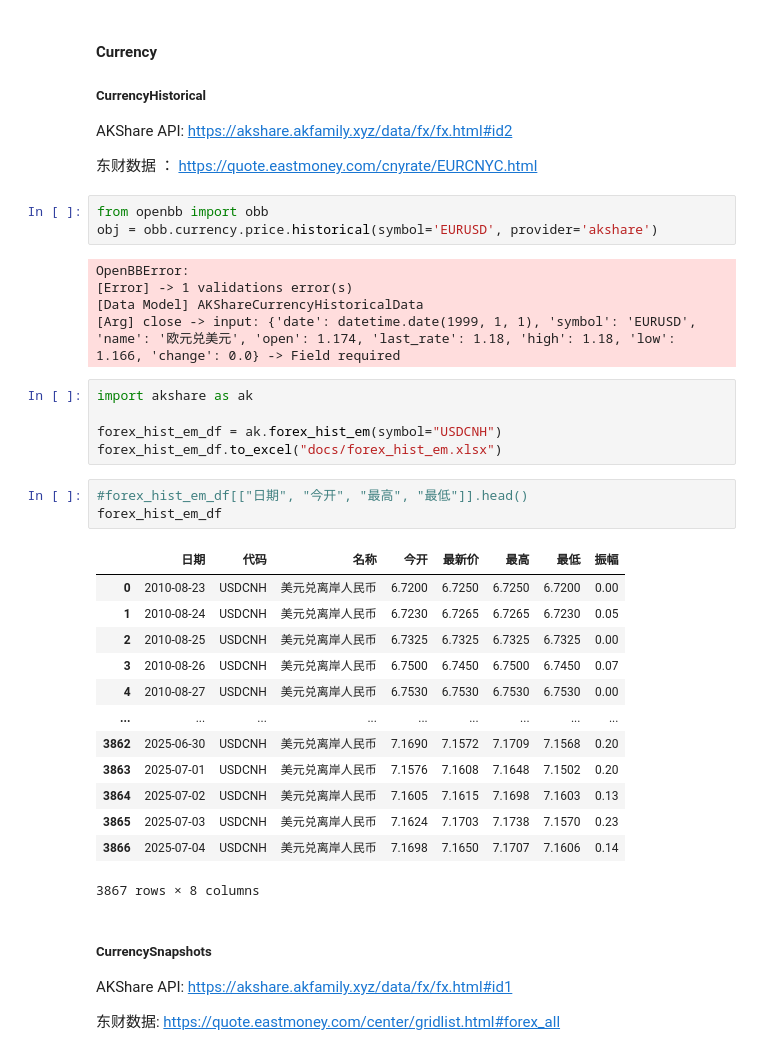
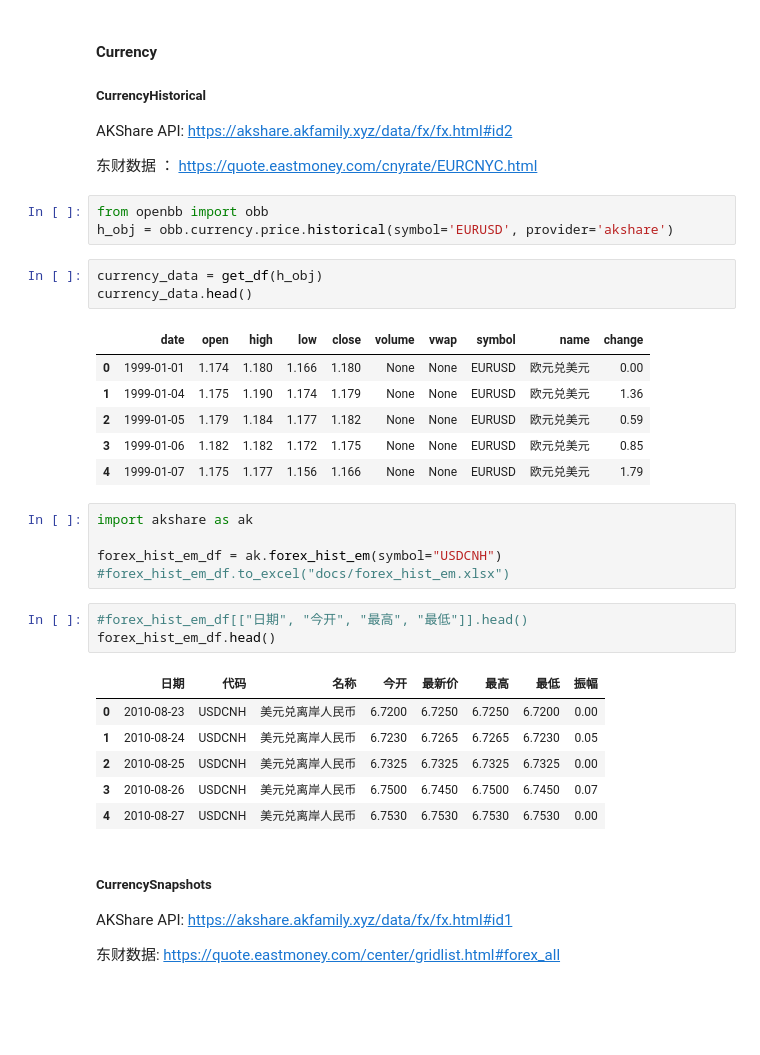
Before and after one commit to shugaoye/openbb_akshare, a Jupyter notebook: akshare_test.ipynb, the cells around one changed output. Saved outputs shown, nothing was run; the diff lists cells and outputs as text; blank space fills up the shorter version.

```diff
--- a/akshare_test.ipynb
+++ b/akshare_test.ipynb
@@ -11,34 +17,32 @@ AKShare API: https://akshare.akfamily.xyz/data/fx/fx.html#id2
 东财数据 ： https://quote.eastmoney.com/cnyrate/EURCNYC.html
 # %%
 from openbb import obb
-obj = obb.currency.price.historical(symbol='EURUSD', provider='akshare')
+h_obj = obb.currency.price.historical(symbol='EURUSD', provider='akshare')
-# %% [output]
-OpenBBError:
-[Error] -> 1 validations error(s)
-[Data Model] AKShareCurrencyHistoricalData
-[Arg] close -> input: {'date': datetime.date(1999, 1, 1), 'symbol': 'EURUSD', 'name': '欧元兑美元', 'open': 1.174, 'last_rate': 1.18, 'high': 1.18, 'low': 1.166, 'change': 0.0} -> Field required
+# %%
+currency_data = get_df(h_obj)
+currency_data.head()
+# %% [output]
+|  | date | open | high | low | close | volume | vwap | symbol | name | change |
+| 0 | 1999-01-01 | 1.174 | 1.180 | 1.166 | 1.180 | None | None | EURUSD | 欧元兑美元 | 0.00 |
+| 1 | 1999-01-04 | 1.175 | 1.190 | 1.174 | 1.179 | None | None | EURUSD | 欧元兑美元 | 1.36 |
+| 2 | 1999-01-05 | 1.179 | 1.184 | 1.177 | 1.182 | None | None | EURUSD | 欧元兑美元 | 0.59 |
+| 3 | 1999-01-06 | 1.182 | 1.182 | 1.172 | 1.175 | None | None | EURUSD | 欧元兑美元 | 0.85 |
+| 4 | 1999-01-07 | 1.175 | 1.177 | 1.156 | 1.166 | None | None | EURUSD | 欧元兑美元 | 1.79 |
 # %%
 import akshare as ak
 
 forex_hist_em_df = ak.forex_hist_em(symbol="USDCNH")
-forex_hist_em_df.to_excel("docs/forex_hist_em.xlsx")
+#forex_hist_em_df.to_excel("docs/forex_hist_em.xlsx")
 # %%
 #forex_hist_em_df[["日期", "今开", "最高", "最低"]].head()
-forex_hist_em_df
+forex_hist_em_df.head()
 # %% [output]
 |  | 日期 | 代码 | 名称 | 今开 | 最新价 | 最高 | 最低 | 振幅 |
 | 0 | 2010-08-23 | USDCNH | 美元兑离岸人民币 | 6.7200 | 6.7250 | 6.7250 | 6.7200 | 0.00 |
 | 1 | 2010-08-24 | USDCNH | 美元兑离岸人民币 | 6.7230 | 6.7265 | 6.7265 | 6.7230 | 0.05 |
 | 2 | 2010-08-25 | USDCNH | 美元兑离岸人民币 | 6.7325 | 6.7325 | 6.7325 | 6.7325 | 0.00 |
 | 3 | 2010-08-26 | USDCNH | 美元兑离岸人民币 | 6.7500 | 6.7450 | 6.7500 | 6.7450 | 0.07 |
 | 4 | 2010-08-27 | USDCNH | 美元兑离岸人民币 | 6.7530 | 6.7530 | 6.7530 | 6.7530 | 0.00 |
-| ... | ... | ... | ... | ... | ... | ... | ... | ... |
-| 3862 | 2025-06-30 | USDCNH | 美元兑离岸人民币 | 7.1690 | 7.1572 | 7.1709 | 7.1568 | 0.20 |
-| 3863 | 2025-07-01 | USDCNH | 美元兑离岸人民币 | 7.1576 | 7.1608 | 7.1648 | 7.1502 | 0.20 |
-| 3864 | 2025-07-02 | USDCNH | 美元兑离岸人民币 | 7.1605 | 7.1615 | 7.1698 | 7.1603 | 0.13 |
-| 3865 | 2025-07-03 | USDCNH | 美元兑离岸人民币 | 7.1624 | 7.1703 | 7.1738 | 7.1570 | 0.23 |
-| 3866 | 2025-07-04 | USDCNH | 美元兑离岸人民币 | 7.1698 | 7.1650 | 7.1707 | 7.1606 | 0.14 |
-3867 rows × 8 columns
 # %% [markdown]
 ##### CurrencySnapshots
 
```
Also changed, not shown: parts of 20 cells of this notebook, 3 other files.
